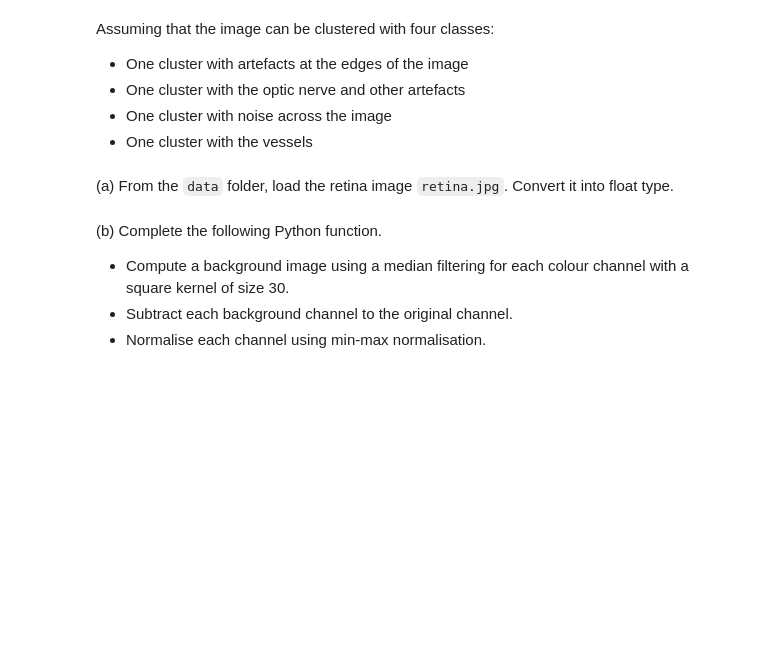
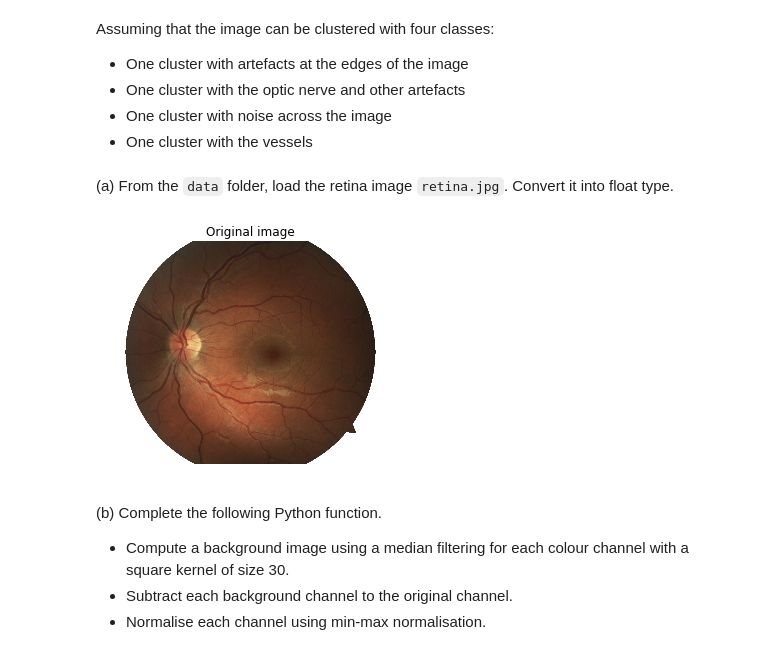
Before and after one commit to yanik-porto/B31XI-SI-Clustering, a Jupyter notebook: 03-clustering.ipynb, the cells around one changed output. Cells and saved outputs as stored; diff of their text form; code cells hidden in the pictures; blank space fills up the shorter version.

```diff
--- a/03-clustering.ipynb
+++ b/03-clustering.ipynb
@@ -249,17 +265,19 @@ nb_classes = 4
 # %%
 
 # Load the images
 # Use the function img_as_float()
 # Use the function io.imread()
-retina_im = ...
+retina_im = img_as_float(io.imread("data/retina.jpg"))
 
 # Show the results
 fig, ax = plt.subplots()
 ax.imshow(retina_im)
 ax.set_title('Original image')
 ax.axis('off')
 
 plt.show()
+# %% [output]
+[figure, added]
 # %% [markdown]
 (b) Complete the following Python function.
 
```
Also changed, not shown: parts of 9 cells of this notebook.
